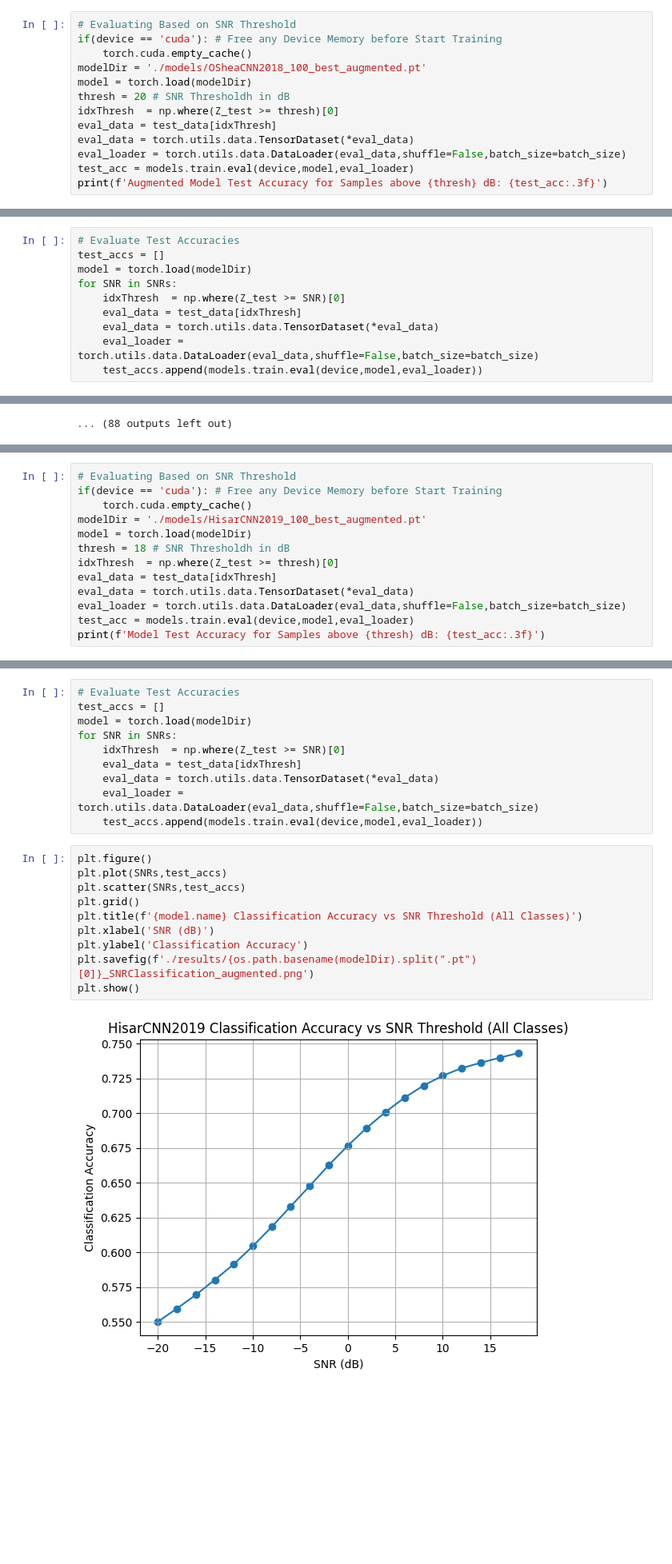
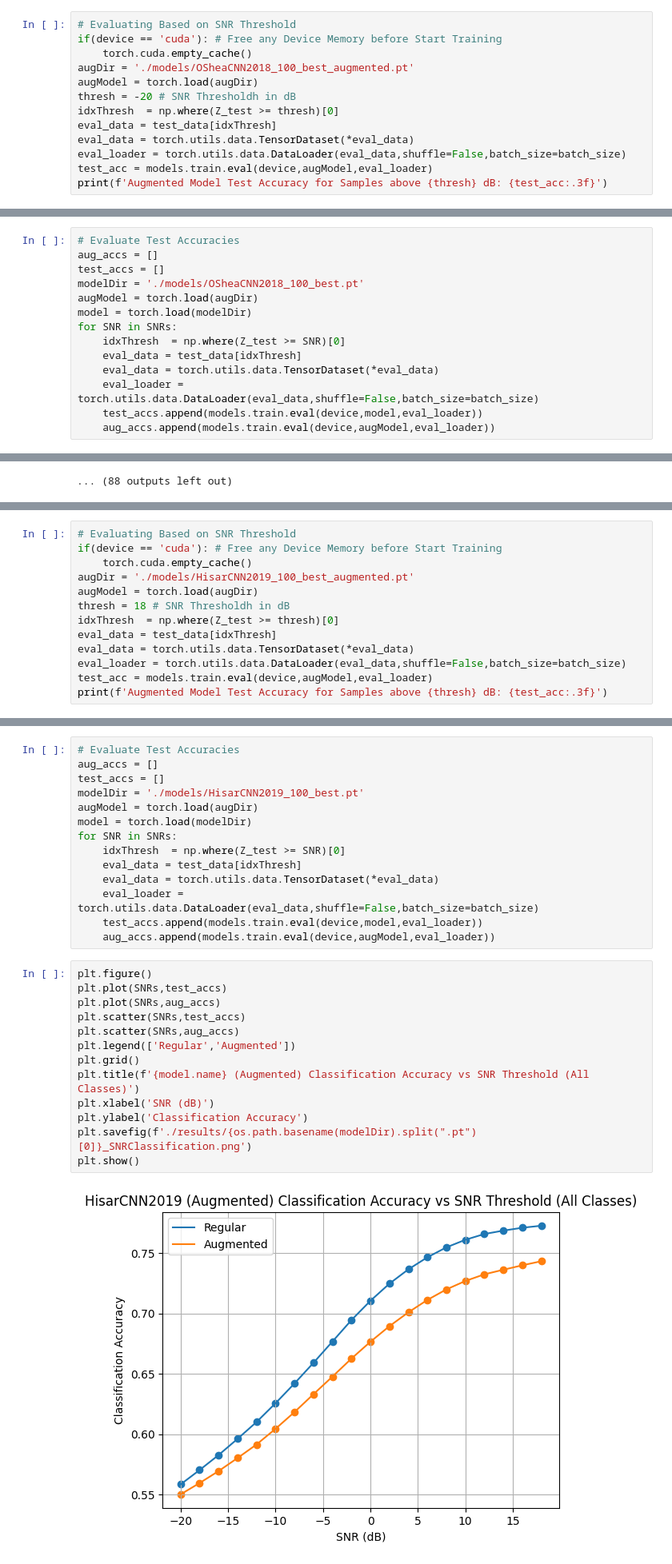
Before and after one commit to dotimothy/ECE239AS-MWC-AMR, a Jupyter notebook: Project.ipynb, the cells around one changed output, grey strips where cells are left out. Shown at 80% size. Cells and saved outputs as stored; diff of their text form; blank space fills up the shorter version.

Commit message:
Updated the augmented SNR curves to compare regular and full models

```diff
--- a/Project.ipynb
+++ b/Project.ipynb
@@ -955,13 +962,13 @@ if(not(use_pretrained)): # Generate Loss Curves if Model was Recently Trained
 # Evaluating Based on SNR Threshold
 if(device == 'cuda'): # Free any Device Memory before Start Training
     torch.cuda.empty_cache()
-modelDir = './models/OSheaCNN2018_100_best_augmented.pt'
-model = torch.load(modelDir)
-thresh = 20 # SNR Thresholdh in dB
+augDir = './models/OSheaCNN2018_100_best_augmented.pt'
+augModel = torch.load(augDir)
+thresh = -20 # SNR Thresholdh in dB
 idxThresh  = np.where(Z_test >= thresh)[0]
 eval_data = test_data[idxThresh]
 eval_data = torch.utils.data.TensorDataset(*eval_data)
 eval_loader = torch.utils.data.DataLoader(eval_data,shuffle=False,batch_size=batch_size)
-test_acc = models.train.eval(device,model,eval_loader)
+test_acc = models.train.eval(device,augModel,eval_loader)
 print(f'Augmented Model Test Accuracy for Samples above {thresh} dB: {test_acc:.3f}')
 # %% [output]
@@ -969,6 +976,9 @@ Augmented Model Test Accuracy for Samples above 20 dB: 0.932
 # %%
 # Evaluate Test Accuracies
+aug_accs = []
 test_accs = []
+modelDir = './models/OSheaCNN2018_100_best.pt'
+augModel = torch.load(augDir)
 model = torch.load(modelDir)
 for SNR in SNRs:
     idxThresh  = np.where(Z_test >= SNR)[0]
@@ -976,6 +986,7 @@ for SNR in SNRs:
     eval_data = torch.utils.data.TensorDataset(*eval_data)
     eval_loader = torch.utils.data.DataLoader(eval_data,shuffle=False,batch_size=batch_size)
     test_accs.append(models.train.eval(device,model,eval_loader))
+    aug_accs.append(models.train.eval(device,augModel,eval_loader))
 # %%
 plt.figure()
 plt.plot(SNRs,test_accs)
@@ -1063,13 +1077,13 @@ if(not(use_pretrained)): # Generate Loss Curves if Model was Recently Trained
 # Evaluating Based on SNR Threshold
 if(device == 'cuda'): # Free any Device Memory before Start Training
     torch.cuda.empty_cache()
-modelDir = './models/HisarCNN2019_100_best_augmented.pt'
-model = torch.load(modelDir)
+augDir = './models/HisarCNN2019_100_best_augmented.pt'
+augModel = torch.load(augDir)
 thresh = 18 # SNR Thresholdh in dB
 idxThresh  = np.where(Z_test >= thresh)[0]
 eval_data = test_data[idxThresh]
 eval_data = torch.utils.data.TensorDataset(*eval_data)
 eval_loader = torch.utils.data.DataLoader(eval_data,shuffle=False,batch_size=batch_size)
-test_acc = models.train.eval(device,model,eval_loader)
-print(f'Model Test Accuracy for Samples above {thresh} dB: {test_acc:.3f}')
+test_acc = models.train.eval(device,augModel,eval_loader)
+print(f'Augmented Model Test Accuracy for Samples above {thresh} dB: {test_acc:.3f}')
 # %% [output]
@@ -1077,6 +1091,9 @@ Model Test Accuracy for Samples above 18 dB: 0.743
 # %%
 # Evaluate Test Accuracies
+aug_accs = []
 test_accs = []
+modelDir = './models/HisarCNN2019_100_best.pt'
+augModel = torch.load(augDir)
 model = torch.load(modelDir)
 for SNR in SNRs:
     idxThresh  = np.where(Z_test >= SNR)[0]
@@ -1084,16 +1101,20 @@ for SNR in SNRs:
     eval_data = torch.utils.data.TensorDataset(*eval_data)
     eval_loader = torch.utils.data.DataLoader(eval_data,shuffle=False,batch_size=batch_size)
     test_accs.append(models.train.eval(device,model,eval_loader))
+    aug_accs.append(models.train.eval(device,augModel,eval_loader))
 # %%
 plt.figure()
 plt.plot(SNRs,test_accs)
+plt.plot(SNRs,aug_accs)
 plt.scatter(SNRs,test_accs)
+plt.scatter(SNRs,aug_accs)
+plt.legend(['Regular','Augmented'])
 plt.grid()
-plt.title(f'{model.name} Classification Accuracy vs SNR Threshold (All Classes)')
+plt.title(f'{model.name} (Augmented) Classification Accuracy vs SNR Threshold (All Classes)')
 plt.xlabel('SNR (dB)')
 plt.ylabel('Classification Accuracy')
-plt.savefig(f'./results/{os.path.basename(modelDir).split(".pt")[0]}_SNRClassification_augmented.png')
+plt.savefig(f'./results/{os.path.basename(modelDir).split(".pt")[0]}_SNRClassification.png')
 plt.show()
 # %% [output]
-[figure, old version]
+[figure, new version]
 # %% [markdown]
```
Also changed, not shown: parts of 14 cells of this notebook, 11 other files.
